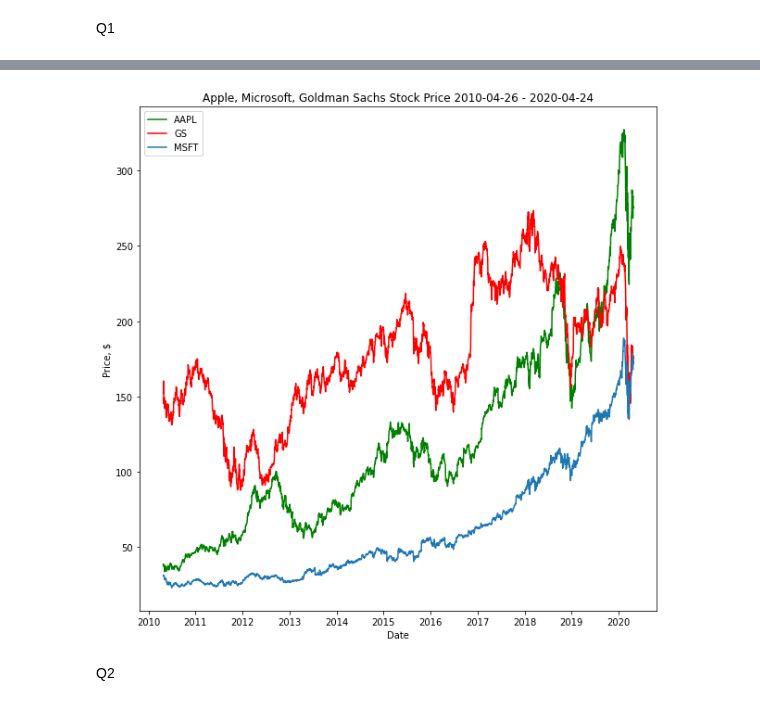
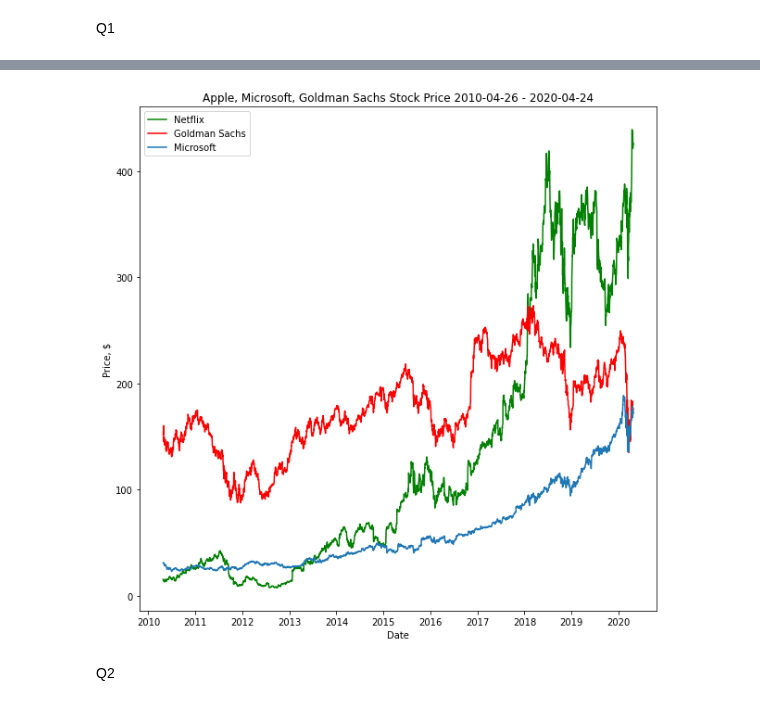
Before and after one commit to PomazkinG/Particle, a Jupyter notebook: Particle.ipynb, the cells around one changed output, grey strips where cells are left out. Cells and saved outputs as stored; diff of their text form; code cells hidden in the pictures.

```diff
--- a/Particle.ipynb
+++ b/Particle.ipynb
@@ -31,10 +31,10 @@ import matplotlib.pyplot as plt
 # %% [markdown]
 Q1
 # %%
-stock_list = ['AAPL', 'GS', 'MSFT']
-daily_price_df = yf.download(stock_list,
+stock_list = ['NFLX', 'GS', 'MSFT']
+df_daily_price = yf.download(stock_list,
                       period = '10y',
                       progress=False)
-daily_price_df = daily_price_df['Close']
-daily_price_df.head()
+df_daily_price = df_daily_price['Close']
+df_daily_price.head()
 # %% [output]
@@ -59,14 +48,14 @@ DatetimeIndex(['2010-04-26', '2010-04-27', '2010-04-28', '2010-04-29',
 # %%
 plt.figure(figsize=(10,10))
-plt.plot(daily_price_df['AAPL'], 'g', label="AAPL")
-plt.plot(daily_price_df['GS'], 'r', label="GS")
-plt.plot(daily_price_df['MSFT'], label="MSFT")
+plt.plot(df_daily_price['NFLX'], 'g', label="Netflix")
+plt.plot(df_daily_price['GS'], 'r', label="Goldman Sachs")
+plt.plot(df_daily_price['MSFT'], label="Microsoft")
 plt.legend()
 plt.xlabel('Date')
 plt.ylabel('Price, $')
 plt.title('Apple, Microsoft, Goldman Sachs Stock Price 2010-04-26 - 2020-04-24')
 plt.show()
 # %% [output]
-[figure, old version]
+[figure, new version]
 # %% [markdown]
 Q2
```
Also changed, not shown: parts of 6 cells of this notebook.
